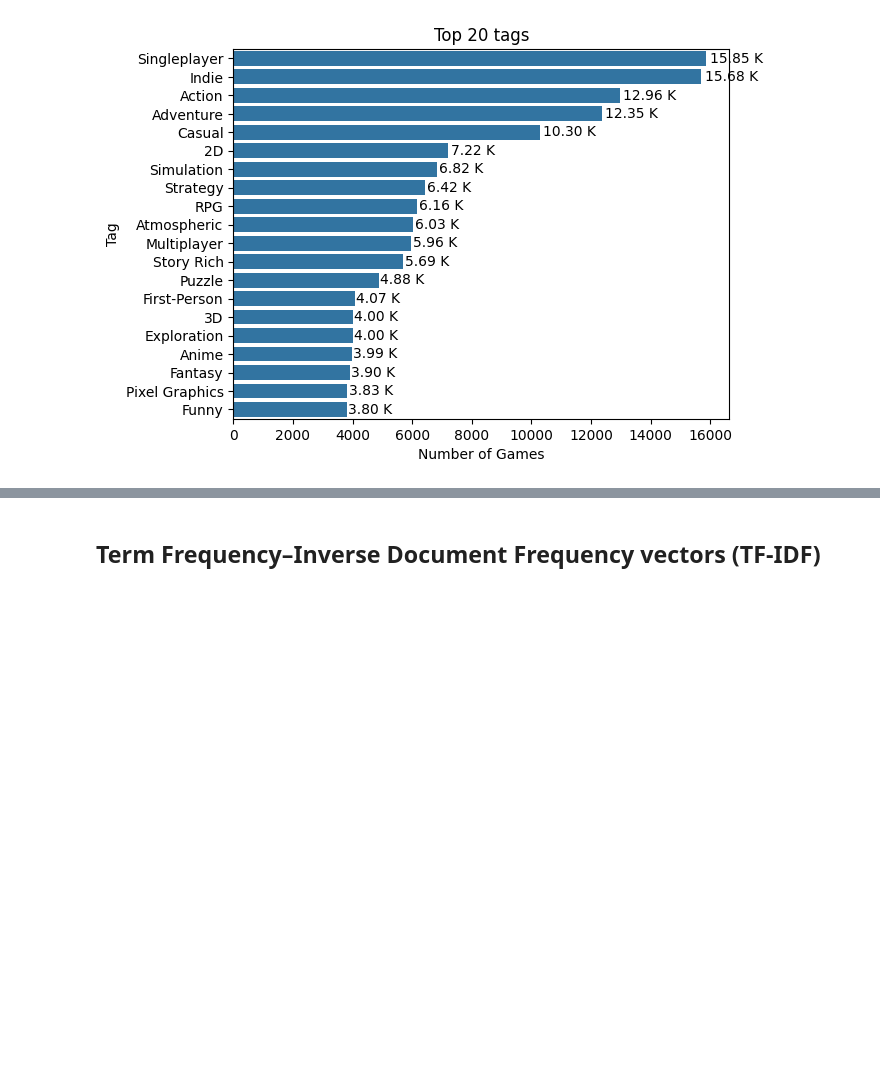
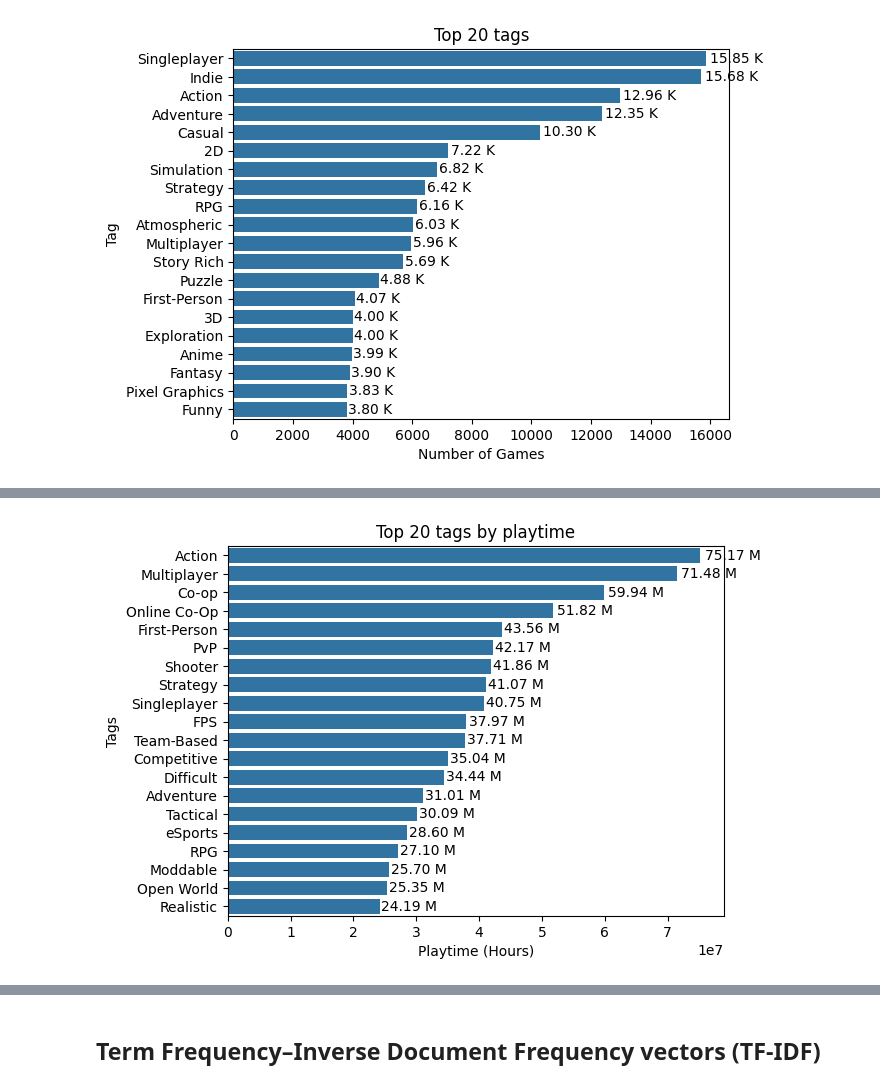
Before and after one commit to EliasCid/steam_recommender_system, a Jupyter notebook: 3. data_analysis/steam.ipynb, the cells around one changed output, grey strips where cells are left out. Cells and saved outputs as stored; diff of their text form; code cells hidden in the pictures; blank space fills up the shorter version.

```diff
--- a/3. data_analysis/steam.ipynb
+++ b/3. data_analysis/steam.ipynb
@@ -648,0 +788,27 @@ plt.show()
+# %%
+viz_tags_playtime = df_exploded_tags_playtime.groupBy('game_detail_tags').agg(sum('playtime_hours').alias('playtime_hours'))
+viz_tags_playtime = viz_tags_playtime.orderBy('playtime_hours', ascending=False)
+viz_tags_playtime = viz_tags_playtime.toPandas()
+
+# Bar chart
+sns.barplot(x='playtime_hours', y='game_detail_tags', data=viz_tags_playtime.head(20))
+plt.title('Top 20 tags by playtime')
+plt.xlabel('Playtime (Hours)')
+plt.ylabel('Tags')
+
+# Get current Axes
+ax = plt.gca()
+
+# Add text labels formatted as millions
+for p in ax.patches:
+    width = p.get_width()
+    y = p.get_y() + p.get_height() / 2
+    if width < 1_000:
+        label = f'{width:.2f}'
+    else:
+        label = f'{width/1_000_000:.2f} M'
+    ax.text(width + (width * 0.01), y, label, va='center')
+
+plt.show()
+# %% [output]
+[figure, added]
```
Also changed, not shown: parts of 21 cells of this notebook.
